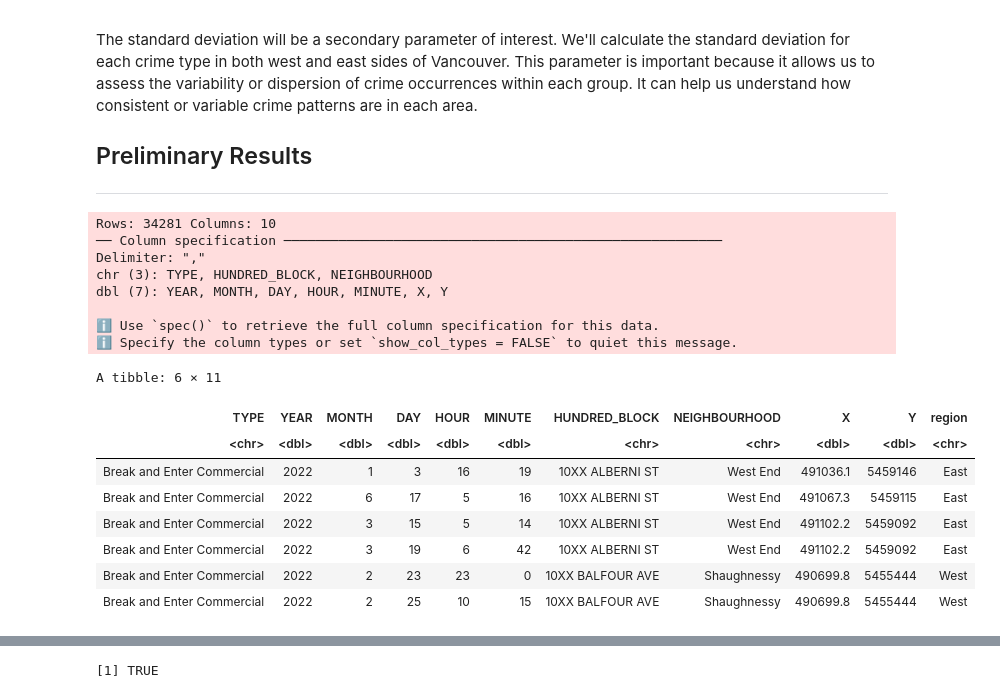
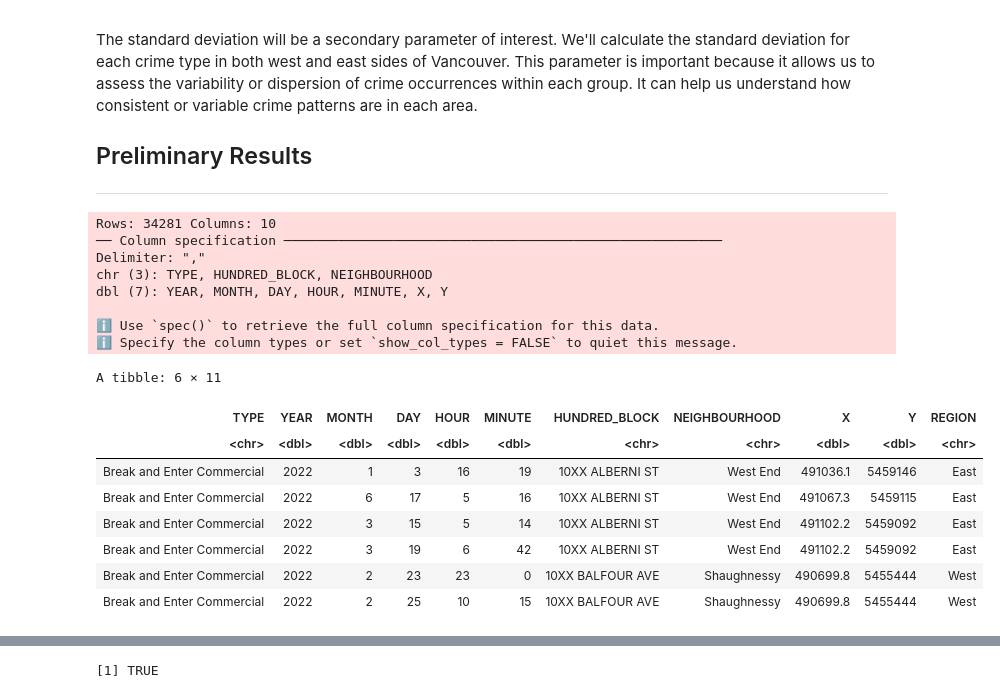
Before and after one commit to aradsab/Stat-201-Project, a Jupyter notebook: project/project.ipynb, the cells around one changed output, grey strips where cells are left out. Drawn from its saved outputs; the diff is of its cells as text; code cells hidden in the pictures.

```diff
--- a/project/project.ipynb
+++ b/project/project.ipynb
@@ -50,21 +50,20 @@ The standard deviation will be a secondary parameter of interest. We'll calculat
 # %%
 crime_data <- read_csv("https://raw.githubusercontent.com/aradsab/Stat-201-Project/main/crimedata_csv_AllNeighbourhoods_2022.csv")
 crime_data <- crime_data %>%
-  mutate(region = ifelse(X > 491017.47, "East", "West"))
+  mutate(REGION = ifelse(X > 491017.47, "East", "West"))
 
-# Print the filtered dataframe
 head(crime_data)
 # %% [output]
 Rows: 34281 Columns: 10
 ── Column specification ────────────────────────────────────────────────────────
 Delimiter: ","
 chr (3): TYPE, HUNDRED_BLOCK, NEIGHBOURHOOD
 dbl (7): YEAR, MONTH, DAY, HOUR, MINUTE, X, Y
 
 ℹ Use `spec()` to retrieve the full column specification for this data.
 ℹ Specify the column types or set `show_col_types = FALSE` to quiet this message.
 A tibble: 6 × 11
-| TYPE | YEAR | MONTH | DAY | HOUR | MINUTE | HUNDRED_BLOCK | NEIGHBOURHOOD | X | Y | region |
+| TYPE | YEAR | MONTH | DAY | HOUR | MINUTE | HUNDRED_BLOCK | NEIGHBOURHOOD | X | Y | REGION |
 | <chr> | <dbl> | <dbl> | <dbl> | <dbl> | <dbl> | <chr> | <chr> | <dbl> | <dbl> | <chr> |
 | Break and Enter Commercial | 2022 | 1 | 3 | 16 | 19 | 10XX ALBERNI ST | West End | 491036.1 | 5459146 | East |
 | Break and Enter Commercial | 2022 | 6 | 17 | 5 | 16 | 10XX ALBERNI ST | West End | 491067.3 | 5459115 | East |
```
Also changed, not shown: parts of 4 cells of this notebook.
